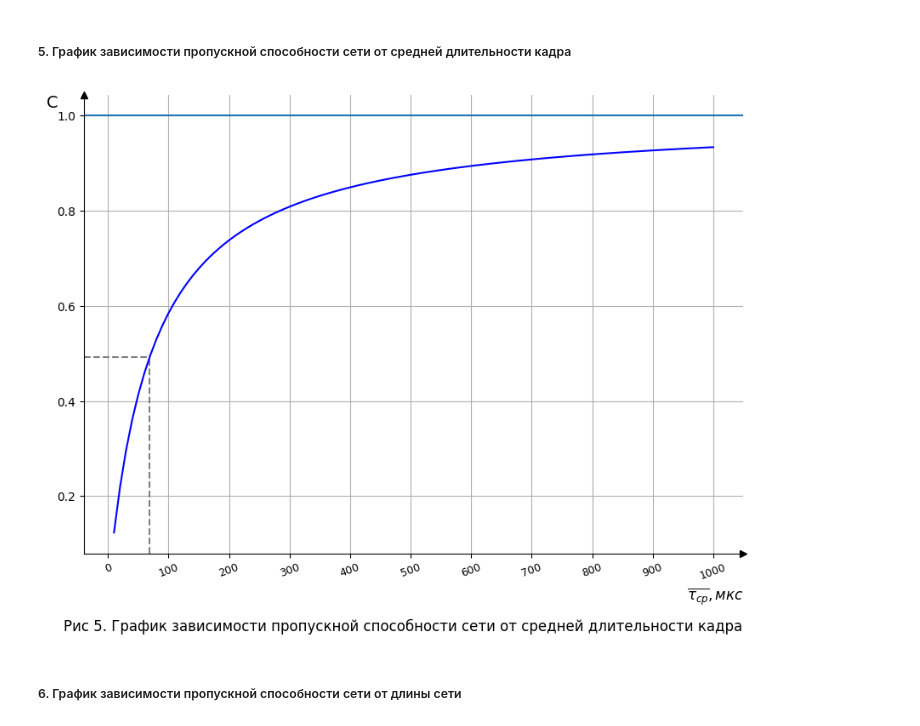
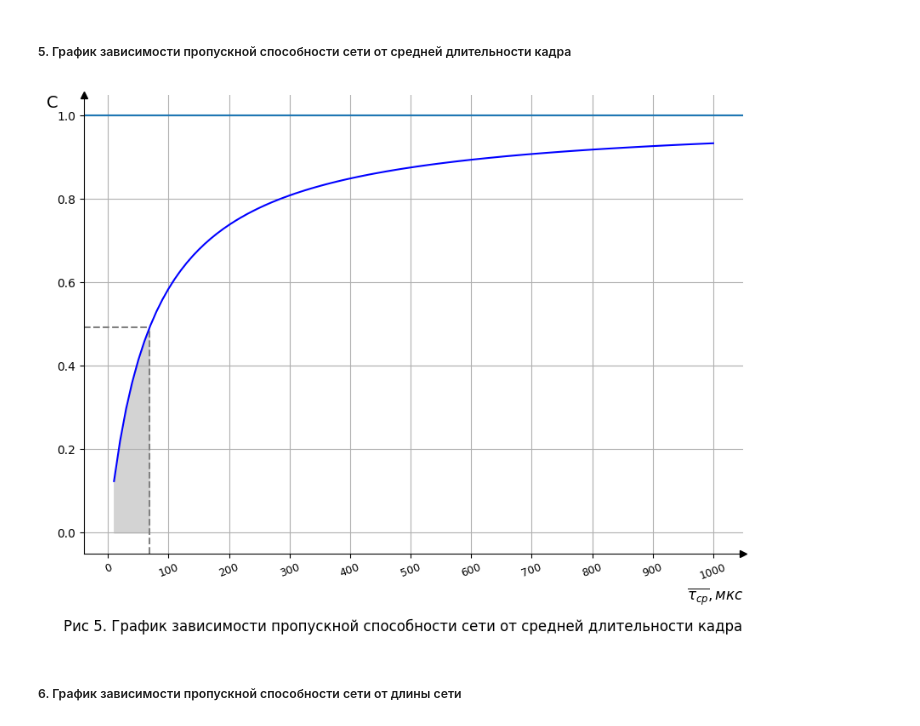
Before and after one commit to sethlearning/NetworksAndTelecommunications, a Jupyter notebook: Lab-1/Lab-1.ipynb, the cells around one changed output. Drawn from its saved outputs; the diff is of its cells as text; code cells hidden in the pictures.

```diff
--- a/Lab-1/Lab-1.ipynb
+++ b/Lab-1/Lab-1.ipynb
@@ -256,6 +256,9 @@ def graph(x, y, ticks, suptitle, xlabel, ylabel, **kwargs):
     if 'ticksformatter' in kwargs.keys():
         ax.xaxis.set_major_formatter(kwargs['ticksformatter'])
 
+    if 'fillbetweenx' in kwargs.keys() and 'fillbetweeny' in kwargs.keys():
+        ax.fill_between(x=kwargs['fillbetweenx'], y1=kwargs['fillbetweeny'], color='lightgray')
+
     plt.show()
     if 'file' in kwargs.keys():
         fg.savefig(kwargs['file'])
@@ -443,32 +446,37 @@ graph(x=Barray4, y=tntaucparray4, ticks=ticks4, ticksformatter=mpl.ticker.FuncFo
 # %%
 # 5. График зависимости пропускной способности сети от средней длительности кадра
 
 from matplotlib.ticker import FormatStrFormatter
 import matplotlib as mpl
 
 # Точка разрыва:
 # C = 0.49192
 # taucp = 0.0000688 c
 
 def graph5data(taucp, tau):
     alphaarray = alphaf(taucp=taucp, tau=tau)
     return Cf(alpha=alphaarray)
 
 taucparray5 = nmp.arange(0.00001, 0.00101, 0.00001)
 ticks5 = nmp.arange(0, 0.0011, 0.0001)
 
 Carray5 = graph5data(taucp=taucparray5, tau=tau)
 
+fillbetweenx = nmp.arange(0.00001, 0.0000688, 0.000001)
+fillbetweeny = graph5data(taucp=fillbetweenx, tau=tau)
+
+
 fmt = lambda x, pos: '{:.0f}'.format(x*1000000, pos)
 # fmt = lambda x, pos: '{:.0f}'.format(x*0.000001, pos)
 # fmt = lambda x, pos: '1+ {:.0f}e-3'.format((x-1)*1e3, pos)
 # axs[1].yaxis.set_major_formatter(mpl.ticker.FuncFormatter(fmt)
 
-graph(x=taucparray5, y=Carray5, ticks=ticks5, ticksformatter=mpl.ticker.FuncFormatter(fmt), xvline1=taucp, xvline1ymax=C-0.06, yvline1=C, yvline1xmax=taucp*1400, yvlinesolid=1, suptitle='Рис 5. График зависимости пропускной способности сети от средней длительности кадра', xlabel='$\overline{\\tau_{cp}}, мкс$', ylabel='C', file='c:/pic5.png')
+# graph(x=taucparray5, y=Carray5, ticks=ticks5, ticksformatter=mpl.ticker.FuncFormatter(fmt), xvline1=taucp, xvline1ymax=C-0.06, yvline1=C, yvline1xmax=taucp*1400, yvlinesolid=1, suptitle='Рис 5. График зависимости пропускной способности сети от средней длительности кадра', xlabel='$\overline{\\tau_{cp}}, мкс$', ylabel='C', file='c:/pic5.png')
+graph(x=taucparray5, y=Carray5, ticks=ticks5, ticksformatter=mpl.ticker.FuncFormatter(fmt), xvline1=taucp, xvline1ymax=C, yvline1=C, yvline1xmax=taucp*1400, yvlinesolid=1, fillbetweenx=fillbetweenx, fillbetweeny=fillbetweeny, suptitle='Рис 5. График зависимости пропускной способности сети от средней длительности кадра', xlabel='$\overline{\\tau_{cp}}, мкс$', ylabel='C', file='c:/pic5.png')
 # graph(x=Barray, y=tntaucparray4, ticks=ticks4, ticksformatter=mpl.ticker.FuncFormatter(fmt), xvline1=3000000, xvline2=16_923_540, suptitle='Рис 4. График зависимости нормированного времени доставки сообщений от скорости модуляции сигнала', xlabel='B, Мбит/с', ylabel='$\\frac{\overline{t_n}}{\overline{t_{cp}}}$', file='c:/pic4.png')
 # graphbreak(x1=Marray1, y1=tntaucparray31, x2=Marray2, y2=tntaucparray32, ticks=ticks3, suptitle='Рис 3. График зависимости нормированного времени доставки сообщений от числа станций в сети', xlabel='M', ylabel='$\\frac{\overline{t_n}}{\overline{t_{cp}}}$', file='c:/pic4.png')
 # %% [output]
-[figure, old version]
+[figure, new version]
 # %% [markdown]
 ##### 6. График зависимости пропускной способности сети от длины сети
 # %%
```
